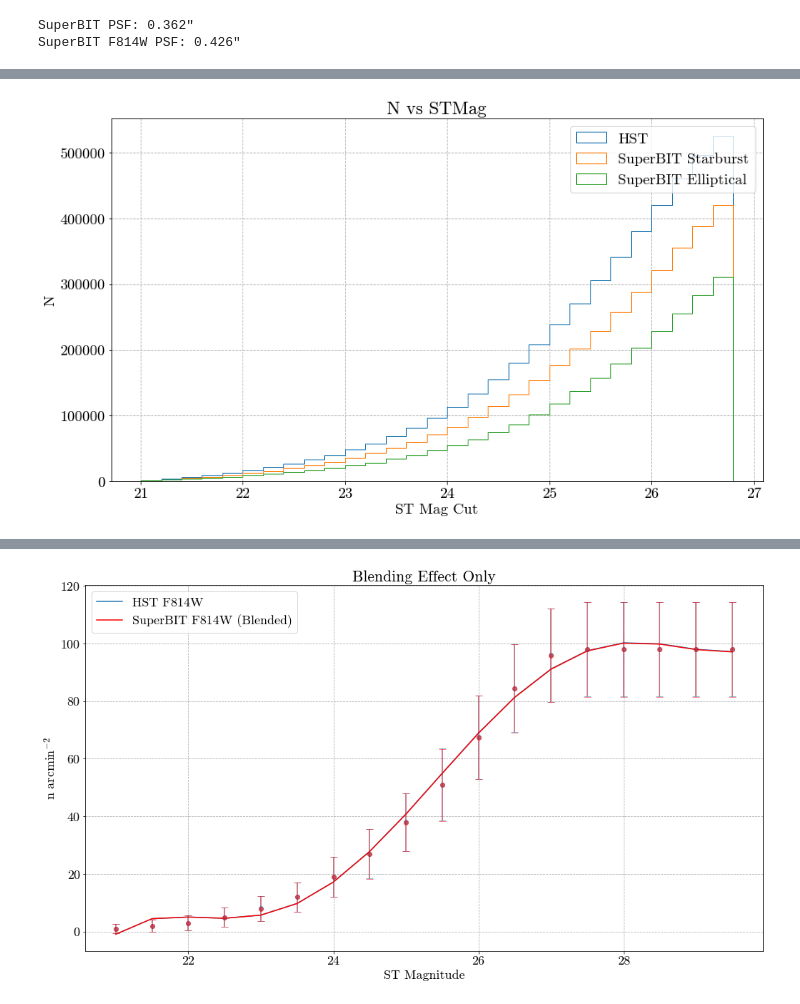
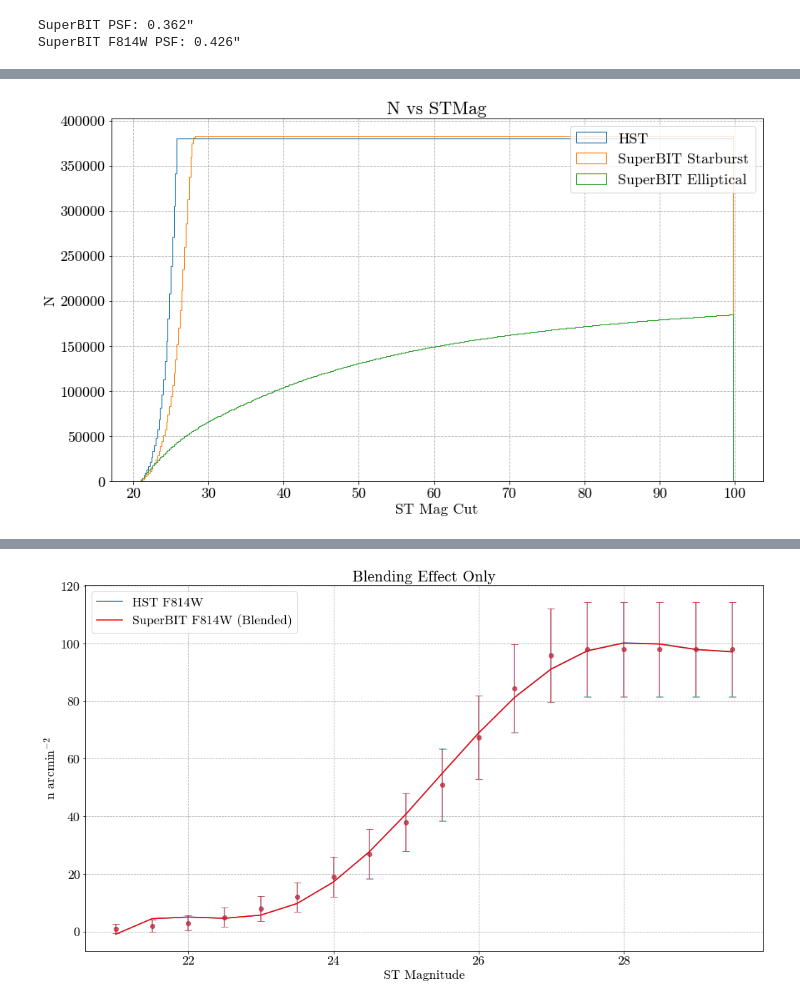
Before and after one commit to veome22/superbit_neff, a Jupyter notebook: neff_superbit.ipynb, the cells around one changed output, grey strips where cells are left out. Drawn from its saved outputs; the diff is of its cells as text; code cells hidden in the pictures.

```diff
--- a/neff_superbit.ipynb
+++ b/neff_superbit.ipynb
@@ -13,10 +12,10 @@ mpl.rcParams['axes.unicode_minus'] = False
 DIRECTORY = '/mnt/44868D0F868D02A2/Users/veome/Google Drive/Academics/Senior Thesis/Code/Catalog/'
 # %%
 # cosmos = np.genfromtxt(DIRECTORY+'acs_cosmos1361.gcat_ascii', usecols=range(0,10), invalid_raise=False)
-cosmos = np.genfromtxt(DIRECTORY+'superbit_cosmos1361.gcat_ascii', usecols=range(0,12), invalid_raise=False)
+cosmos = np.genfromtxt('superbit_cosmos1361_shape_mag26.gcat_ascii', usecols=range(0,12), invalid_raise=False)
 
 #  Redshift > 0
-cosmos = cosmos[cosmos[:,2]>0]
+cosmos = cosmos[cosmos[:,2]>0] #already in catalog
 # %%
 fig, (ax1, ax2, ax3) = plt.subplots(1, 3, figsize=(15,5))
 ax1.scatter(cosmos[:,2], cosmos[:,5], label="HST Mags", s=0.3)
@@ -223,18 +222,18 @@ plt.show()
 # %%
-bins = mags = np.arange(21, 27, 0.2)
+bins = mags = np.arange(21, 100, 0.2)
 plt.figure(figsize=(14,8))
 
 plt.hist(cosmos[:,5], bins=bins, cumulative=True, label='HST', histtype='step')
 plt.hist(cosmos[:,11], bins=bins, cumulative=True, label='SuperBIT Starburst', histtype='step')
 plt.hist(cosmos[:,10], bins=bins, cumulative=True, label='SuperBIT Elliptical', histtype='step')
 
 plt.title("N vs STMag")
 plt.xlabel("ST Mag Cut")
 plt.ylabel('N')
 plt.legend()
 plt.grid(linestyle='--')
 # %% [output]
-[figure, old version]
+[figure, new version]
 # %%
 # HST neff vs Magnitude
 hst_mag_neff = [[], [], [], [], [], [],
```
Also changed, not shown: parts of 6 cells of this notebook, 3 other files.
